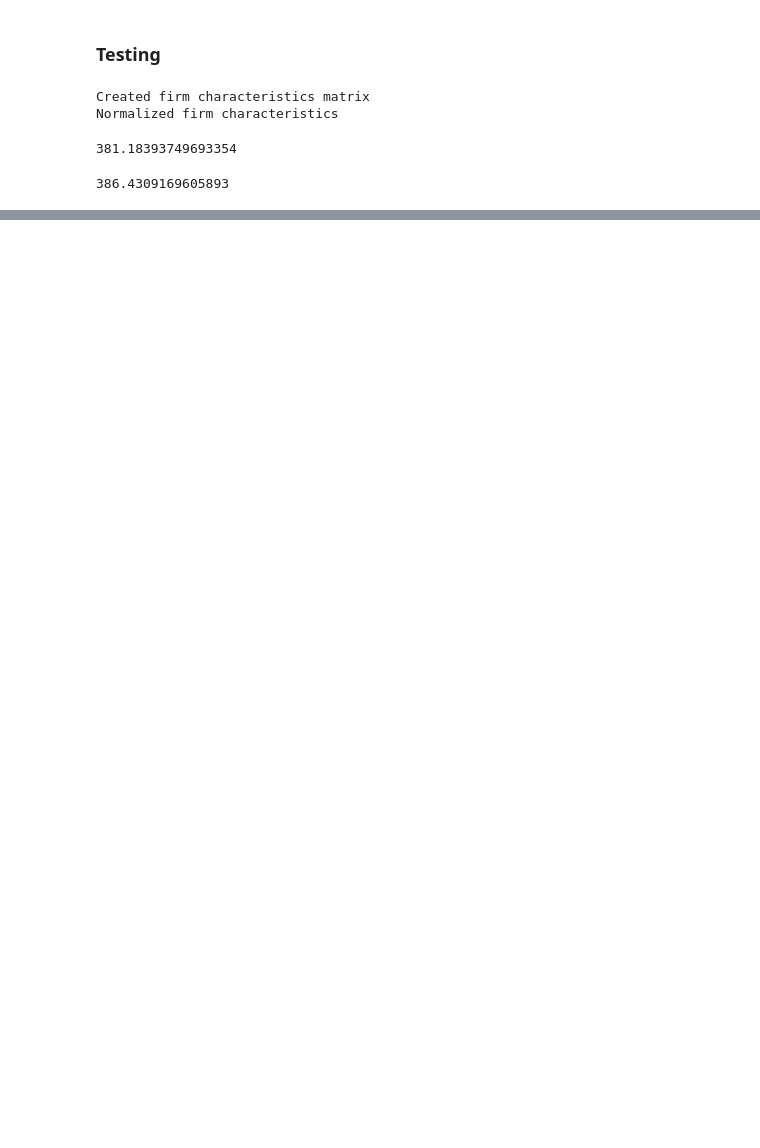
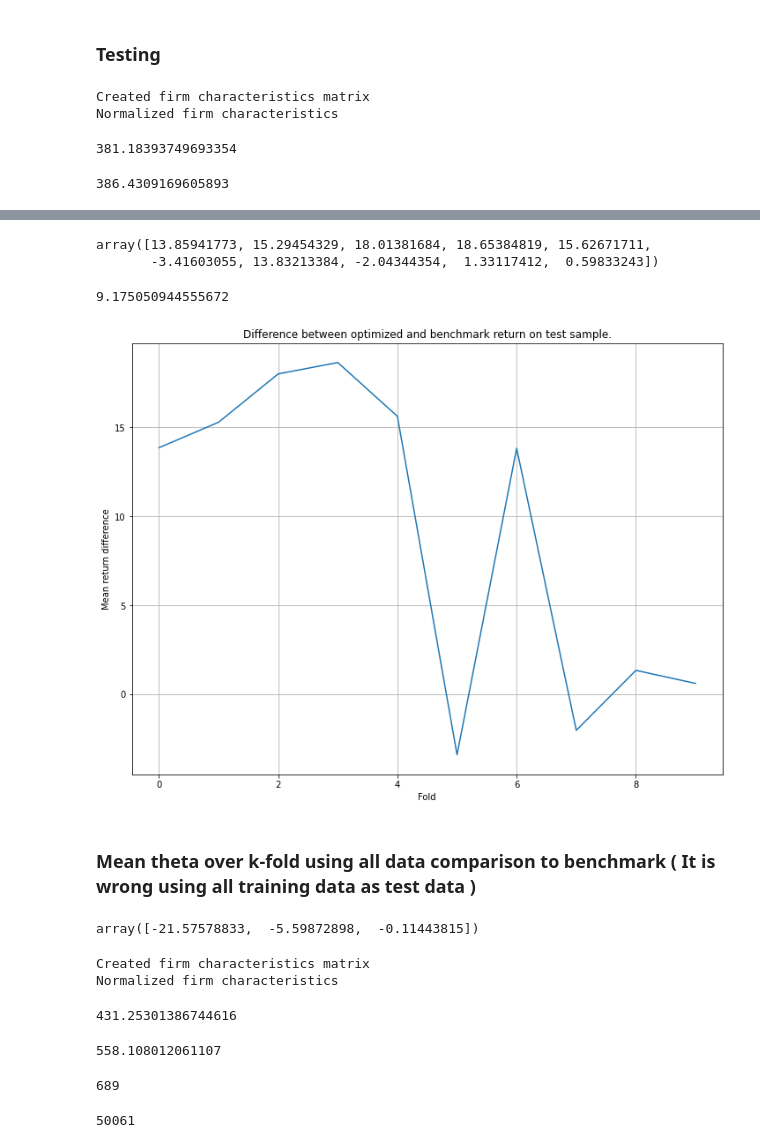
Before and after one commit to gabrielvieira37/master_thesis, a Jupyter notebook: prototype/article_prototype.ipynb, the cells around one changed output, grey strips where cells are left out. Cells and saved outputs as stored; diff of their text form; code cells hidden in the pictures; blank space fills up the shorter version.

```diff
--- a/prototype/article_prototype.ipynb
+++ b/prototype/article_prototype.ipynb
@@ -1092,0 +1039,29 @@ plt.show()
+# %%
+diff_r = np.array(test_r_fold) - np.array(benchmark_test_r_fold)
+diff_r
+# %% [output]
+array([13.85941773, 15.29454329, 18.01381684, 18.65384819, 15.62671711,
+       -3.41603055, 13.83213384, -2.04344354,  1.33117412,  0.59833243])
+# %%
+mean_return_above_benchmark = diff_r.sum()/num_folds
+mean_return_above_benchmark
+# %% [output]
+9.175050944555672
+# %%
+plt.figure(figsize=(12,9))
+plt.title("Difference between optimized and benchmark return on test sample.")
+x = range(10)
+plt.plot(x, diff_r)
+plt.xlabel('Fold')
+plt.ylabel('Mean return difference')
+plt.grid()
+plt.show()
+# %% [output]
+[figure, added]
+# %% [markdown]
+### Mean theta over k-fold using all data comparison to benchmark ( It is wrong using all training data as test data )
+# %%
+mean_theta = sum(theta_fold)/len(theta_fold)
+mean_theta
+# %% [output]
+array([-21.57578833,  -5.59872898,  -0.11443815])
@@ -1092,0 +1073,6 @@ plt.show()
+# %%
+firm_characteristics, r, time, number_of_stocks = create_characteristics(me, mom, btm, retrn)
+firm_characteristics.fillna(method='ffill', inplace=True)
+# %% [output]
+Created firm characteristics matrix
+Normalized firm characteristics
@@ -1092,0 +1086,25 @@ plt.show()
+# %%
+benchmark_mean_return = sum(sum(w_benchmark*r))
+benchmark_mean_return
+# %% [output]
+431.25301386744616
+# %%
+w = np.empty(shape=(number_of_stocks, time))
+for i in range(number_of_stocks):
+    firm_df = firm_characteristics[i].copy()
+    firms_coeff = mean_theta.dot(firm_df.T)
+    w[i] = w_benchmark[i] + (1/number_of_stocks)*firms_coeff
+
+
+mean_r = sum(sum(w*r))
+mean_r
+# %% [output]
+558.108012061107
+# %%
+(w<0).sum()
+# %% [output]
+689
+# %%
+(w>0).sum()
+# %% [output]
+50061
```
Also changed, not shown: parts of 62 cells of this notebook.
